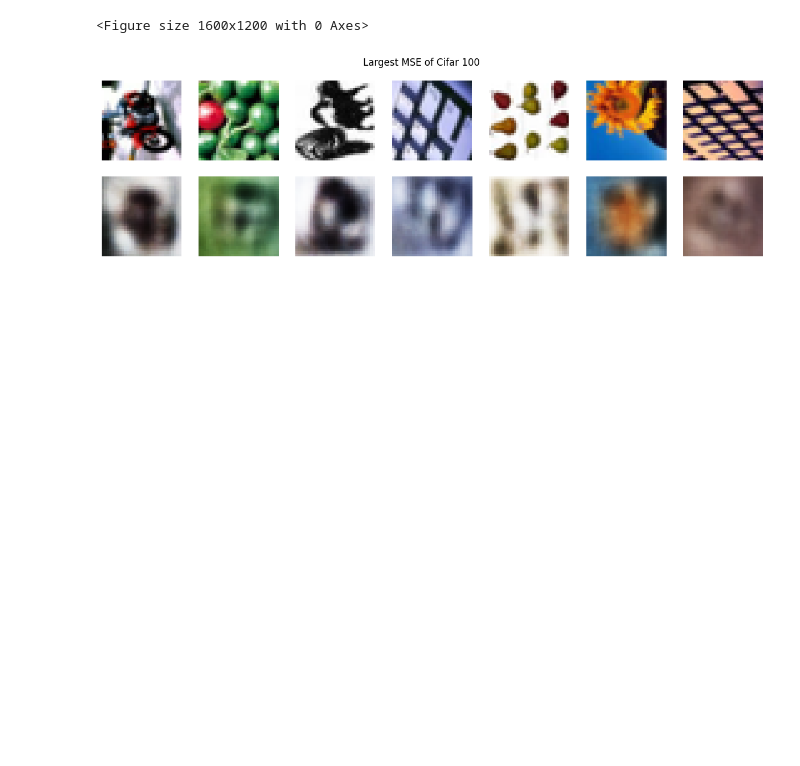
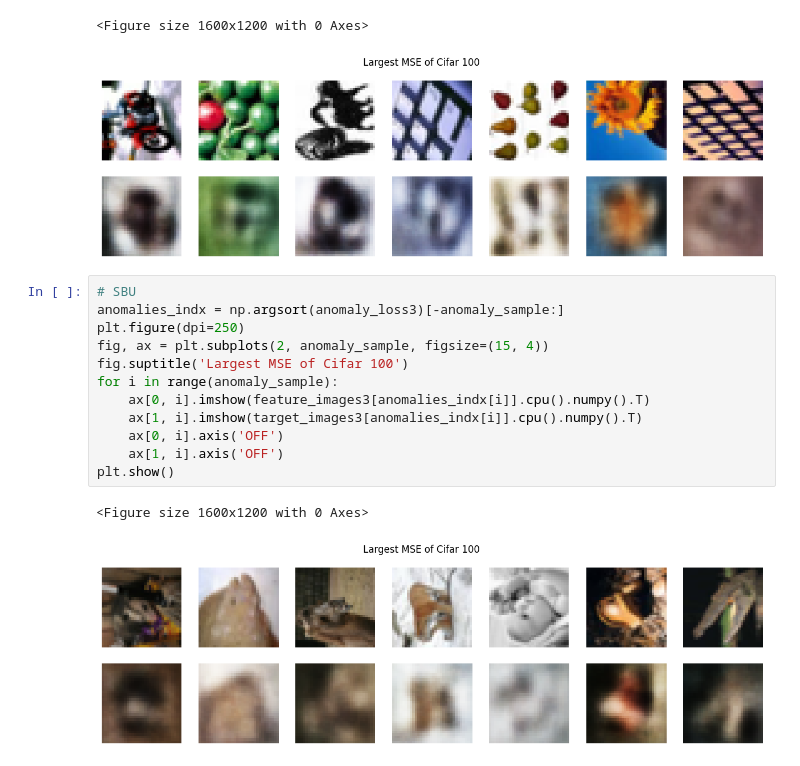
Before and after one commit to JHermosillaD/Autoencoders, a Jupyter notebook: Autoencoder.ipynb, the cells around one changed output. Saved outputs shown, nothing was run; the diff lists cells and outputs as text; blank space fills up the shorter version.

```diff
--- a/Autoencoder.ipynb
+++ b/Autoencoder.ipynb
@@ -1305,3 +1163,18 @@ plt.show()
 # %% [output]
 <Figure size 1600x1200 with 0 Axes>
 [figure]
+# %%
+# SBU
+anomalies_indx = np.argsort(anomaly_loss3)[-anomaly_sample:]
+plt.figure(dpi=250)
+fig, ax = plt.subplots(2, anomaly_sample, figsize=(15, 4))
+fig.suptitle('Largest MSE of Cifar 100')
+for i in range(anomaly_sample):
+    ax[0, i].imshow(feature_images3[anomalies_indx[i]].cpu().numpy().T)
+    ax[1, i].imshow(target_images3[anomalies_indx[i]].cpu().numpy().T)
+    ax[0, i].axis('OFF')
+    ax[1, i].axis('OFF')
+plt.show()
+# %% [output]
+<Figure size 1600x1200 with 0 Axes>
+[figure, added]
```
Also changed, not shown: parts of 10 cells of this notebook.
